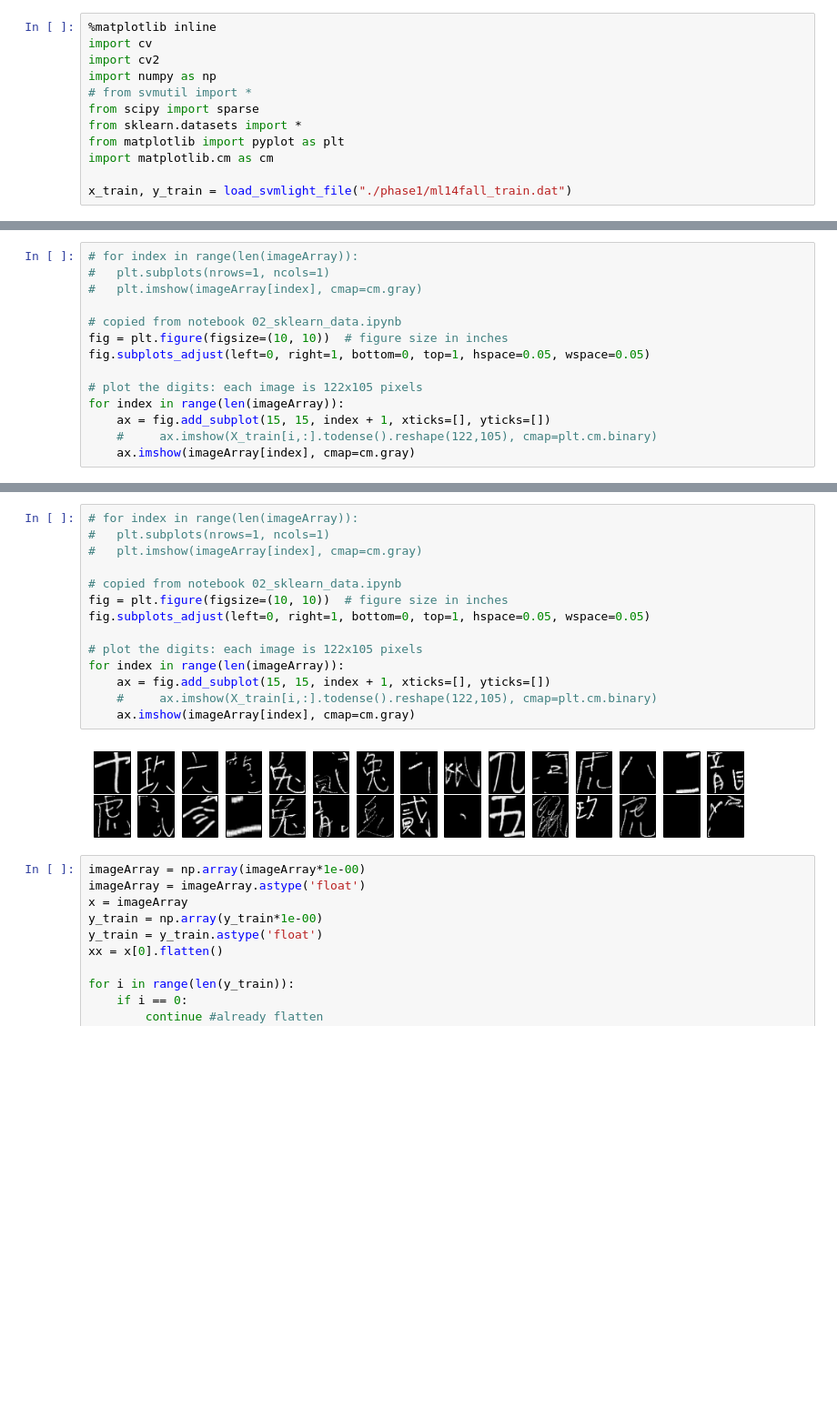
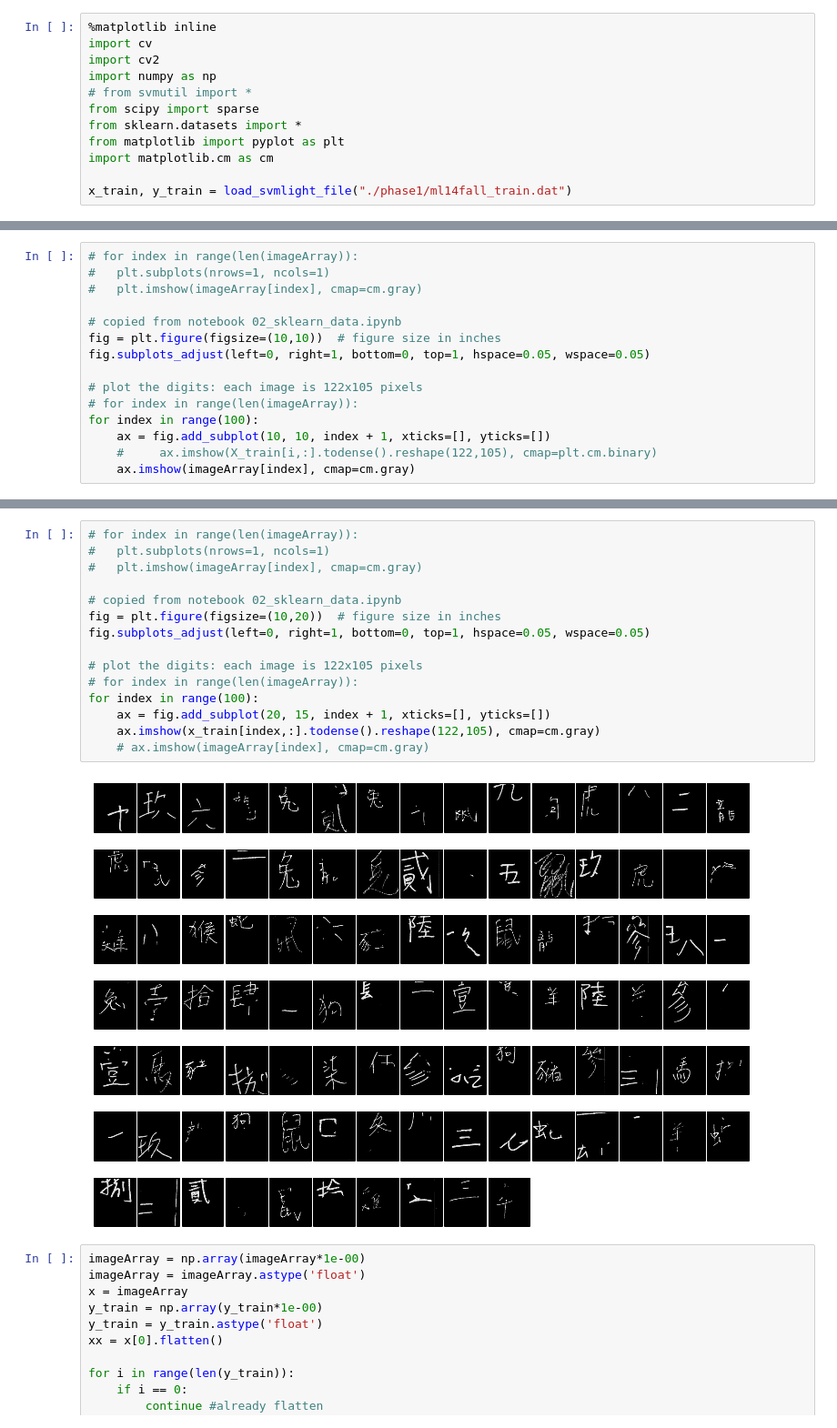
Before and after one commit to chanhou/NTUML_Final, a Jupyter notebook: final_project_preprocessing_attemp.ipynb, the cells around one changed output, grey strips where cells are left out. Shown at 91% size. Cells and saved outputs as stored; diff of their text form; blank space fills up the shorter version.

```diff
--- a/final_project_preprocessing_attemp.ipynb
+++ b/final_project_preprocessing_attemp.ipynb
@@ -185,12 +227,13 @@ WARNING: pylab import has clobbered these variables: ['e']
 # 	plt.imshow(imageArray[index], cmap=cm.gray)
 
 # copied from notebook 02_sklearn_data.ipynb
-fig = plt.figure(figsize=(10, 10))  # figure size in inches
+fig = plt.figure(figsize=(10,10))  # figure size in inches
 fig.subplots_adjust(left=0, right=1, bottom=0, top=1, hspace=0.05, wspace=0.05)
 
 # plot the digits: each image is 122x105 pixels
-for index in range(len(imageArray)):
-    ax = fig.add_subplot(15, 15, index + 1, xticks=[], yticks=[])
+# for index in range(len(imageArray)):
+for index in range(100):
+    ax = fig.add_subplot(10, 10, index + 1, xticks=[], yticks=[])
     #     ax.imshow(X_train[i,:].todense().reshape(122,105), cmap=plt.cm.binary)
     ax.imshow(imageArray[index], cmap=cm.gray)
 # %% [output]
@@ -198,19 +241,20 @@ for index in range(len(imageArray)):
 # %%
 # for index in range(len(imageArray)):
 # 	plt.subplots(nrows=1, ncols=1)
 # 	plt.imshow(imageArray[index], cmap=cm.gray)
 
 # copied from notebook 02_sklearn_data.ipynb
-fig = plt.figure(figsize=(10, 10))  # figure size in inches
+fig = plt.figure(figsize=(10,20))  # figure size in inches
 fig.subplots_adjust(left=0, right=1, bottom=0, top=1, hspace=0.05, wspace=0.05)
 
 # plot the digits: each image is 122x105 pixels
-for index in range(len(imageArray)):
-    ax = fig.add_subplot(15, 15, index + 1, xticks=[], yticks=[])
-    #     ax.imshow(X_train[i,:].todense().reshape(122,105), cmap=plt.cm.binary)
-    ax.imshow(imageArray[index], cmap=cm.gray)
+# for index in range(len(imageArray)):
+for index in range(100):
+    ax = fig.add_subplot(20, 15, index + 1, xticks=[], yticks=[])
+    ax.imshow(x_train[index,:].todense().reshape(122,105), cmap=cm.gray)
+    # ax.imshow(imageArray[index], cmap=cm.gray)
 # %% [output]
-[figure, old version]
+[figure, new version]
 # %%
 imageArray = np.array(imageArray*1e-00)
 imageArray = imageArray.astype('float')
```
Also changed, not shown: parts of 3 cells of this notebook.
